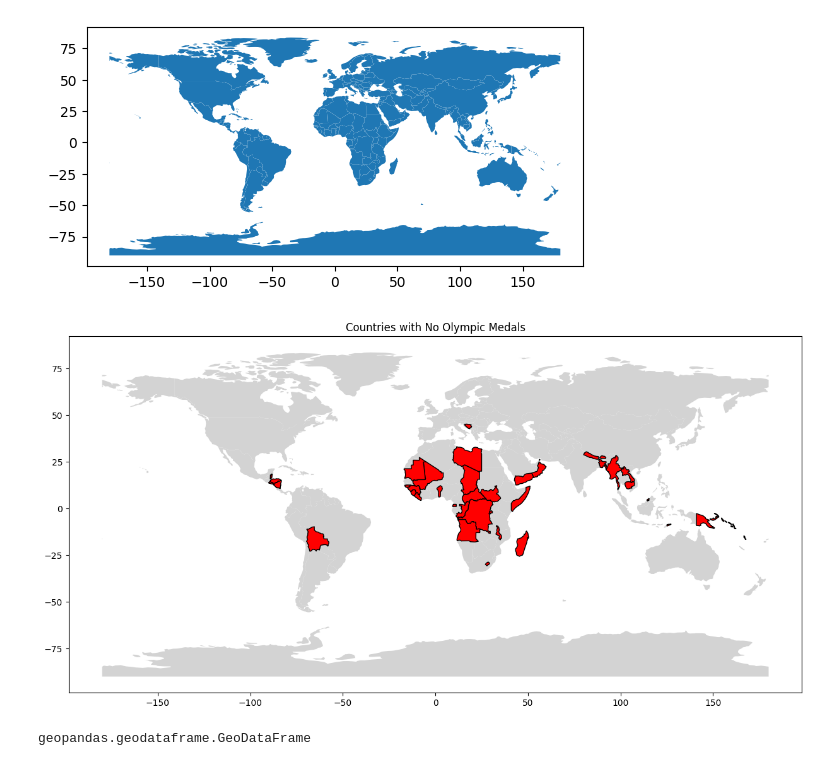
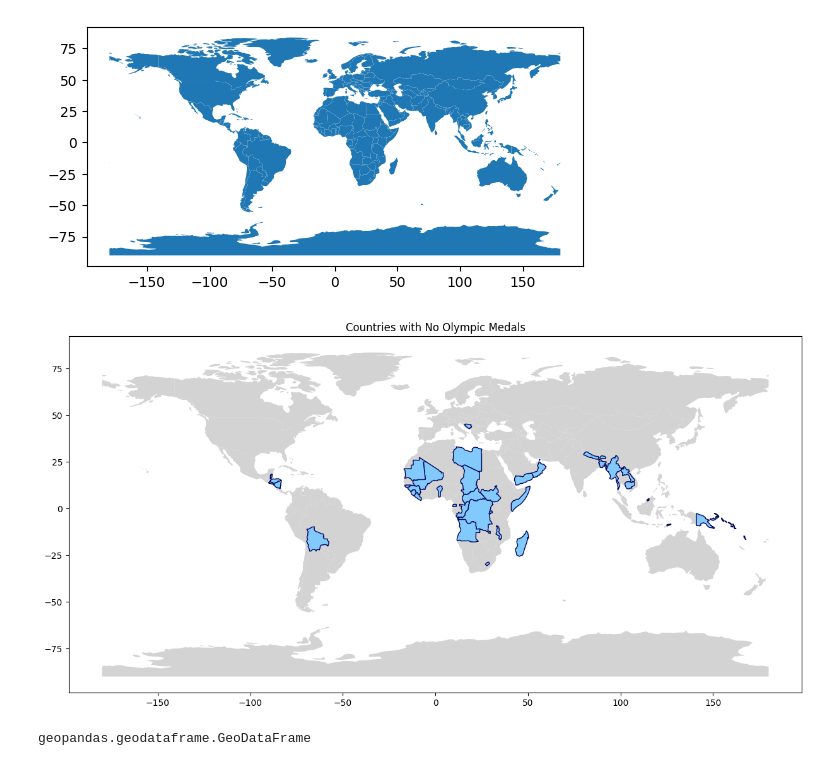
Before and after one commit to cedarmora/no-olympic-medals, a Jupyter notebook: no-olympic-medals.ipynb, the cells around one changed output. Saved outputs shown, nothing was run; the diff lists cells and outputs as text; code cells hidden in the pictures.

Commit message:
Made colors nicer

```diff
--- a/no-olympic-medals.ipynb
+++ b/no-olympic-medals.ipynb
@@ -80,16 +80,16 @@ world.plot()
 # %%
 # Filter countries with no medals
 no_medals_df = world[world['SOVEREIGNT'].isin(country_names)]
 
 # Plot the map
 fig, ax = plt.subplots(1, 1, figsize=(15, 10))
 world.plot(ax=ax, color='lightgrey')
-no_medals_df.plot(ax=ax, color='red', edgecolor='black')
+no_medals_df.plot(ax=ax, color='xkcd:sky', edgecolor='xkcd:dark blue')
 
 plt.title('Countries with No Olympic Medals')
 plt.show()
 # %% [output]
-[figure, old version]
+[figure, new version]
 # %%
 type(world)
 # %% [output]
```
